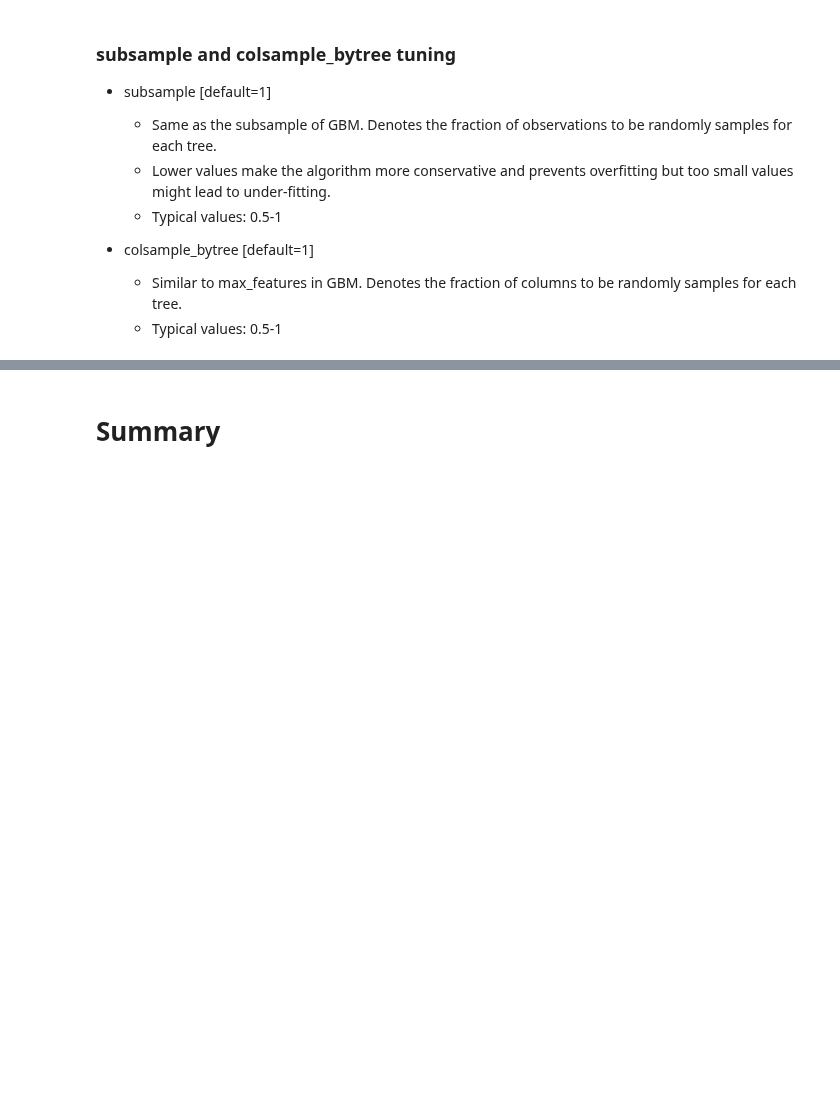
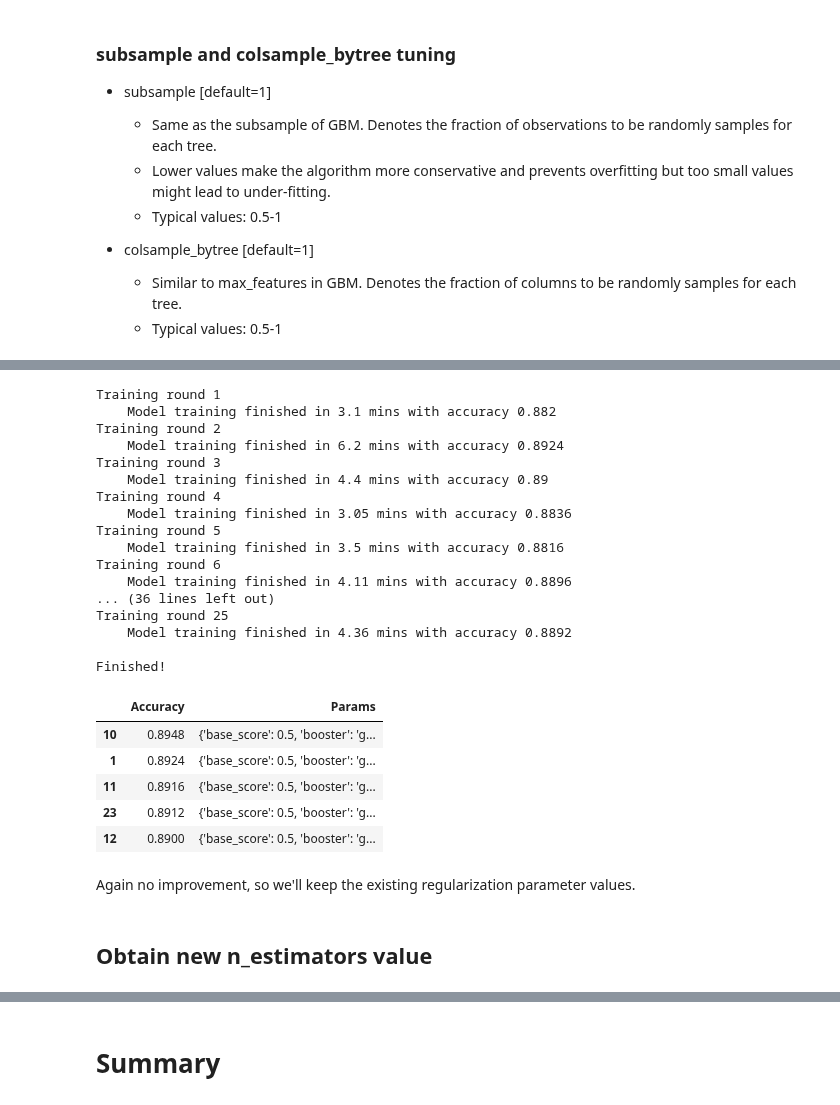
Before and after one commit to nrasch/Portfolio, a Jupyter notebook: Machine-Learning/Python/04-Classic-Datasets/Model-XGB-1.1.ipynb, the cells around one changed output, grey strips where cells are left out. Drawn from its saved outputs; the diff is of its cells as text; code cells hidden in the pictures; blank space fills up the shorter version.

Commit message:
Working on tuning XGBoost model

```diff
--- a/Machine-Learning/Python/04-Classic-Datasets/Model-XGB-1.1.ipynb
+++ b/Machine-Learning/Python/04-Classic-Datasets/Model-XGB-1.1.ipynb
@@ -1113,7 +1077,7 @@ def getXGBModel():
        silent=True, subsample=0.8)
     return model
 # %%
-def evalXGB(model, silent = True):
+def evalXGB(model, silent = True, early_stopping_rounds = 25):
     start = timer()
 
     model.fit(
@@ -1122,7 +1086,7 @@ def evalXGB(model, silent = True):
         eval_set = [(X_train, y_train), (X_eval, y_eval)],
         eval_metric = "auc",
         verbose = False,
-        early_stopping_rounds = 25,
+        early_stopping_rounds = early_stopping_rounds,
     )
 
     preds = model.predict(X_eval)
@@ -1334,0 +1363,59 @@ Training round 2
+# %%
+def getXGBModelv4():
+    model = xg.XGBClassifier(base_score=0.5, booster='gbtree', colsample_bylevel=1,
+       colsample_bytree=0.8, gamma=0, learning_rate=0.1, max_delta_step=0,
+       max_depth=7, min_child_weight=7, missing=None, n_estimators=800,
+       n_jobs=1, nthread=4, objective='binary:logistic', random_state=10,
+       reg_alpha=0, reg_lambda=1, scale_pos_weight=1, seed=None,
+       silent=True, subsample=0.8)
+    return model
+# %%
+resultsDF = pd.DataFrame(columns = ['Accuracy', 'Params'])
+counter = 1
+
+for reg_lambda in [0.1, 0.5, 1, 1.5, 2]:
+    for reg_alpha in [0, 0.0001, 0.001, 0.1, 1]:
+        print("Training round", counter)
+        xgb1 = getXGBModelv4()
+        xgb1.set_params(reg_lambda = reg_lambda, reg_alpha = reg_alpha)
+        acc = evalXGB(xgb1, False)
+
+        resultsDF.loc[len(resultsDF)] = list([
+            acc,
+            xgb1.get_params()
+        ])
+
+        counter += 1
+
+print("\nFinished!")
+
+pd.set_option('display.max_colwidth', -1)
+resultsDF.sort_values(by = ['Accuracy'], ascending = [False]).head()
+# %% [output]
+Training round 1
+    Model training finished in 3.1 mins with accuracy 0.882
+Training round 2
+    Model training finished in 6.2 mins with accuracy 0.8924
+Training round 3
+    Model training finished in 4.4 mins with accuracy 0.89
+Training round 4
+    Model training finished in 3.05 mins with accuracy 0.8836
+Training round 5
+    Model training finished in 3.5 mins with accuracy 0.8816
+Training round 6
+    Model training finished in 4.11 mins with accuracy 0.8896
+... (36 lines left out)
+Training round 25
+    Model training finished in 4.36 mins with accuracy 0.8892
+
+Finished!
+|  | Accuracy | Params |
+| 10 | 0.8948 | {'base_score': 0.5, 'booster': 'g... |
+| 1 | 0.8924 | {'base_score': 0.5, 'booster': 'g... |
+| 11 | 0.8916 | {'base_score': 0.5, 'booster': 'g... |
+| 23 | 0.8912 | {'base_score': 0.5, 'booster': 'g... |
+| 12 | 0.8900 | {'base_score': 0.5, 'booster': 'g... |
+# %% [markdown]
+Again no improvement, so we'll keep the existing regularization parameter values.
+# %% [markdown]
+## Obtain new n_estimators value
```
Also changed, not shown: parts of 31 cells of this notebook.
